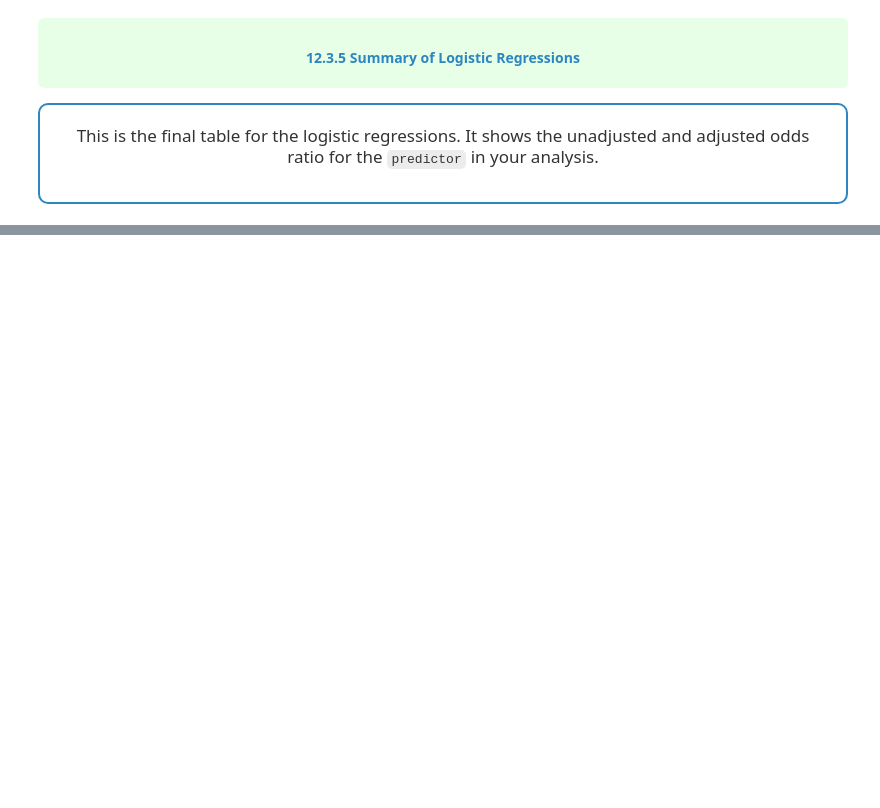
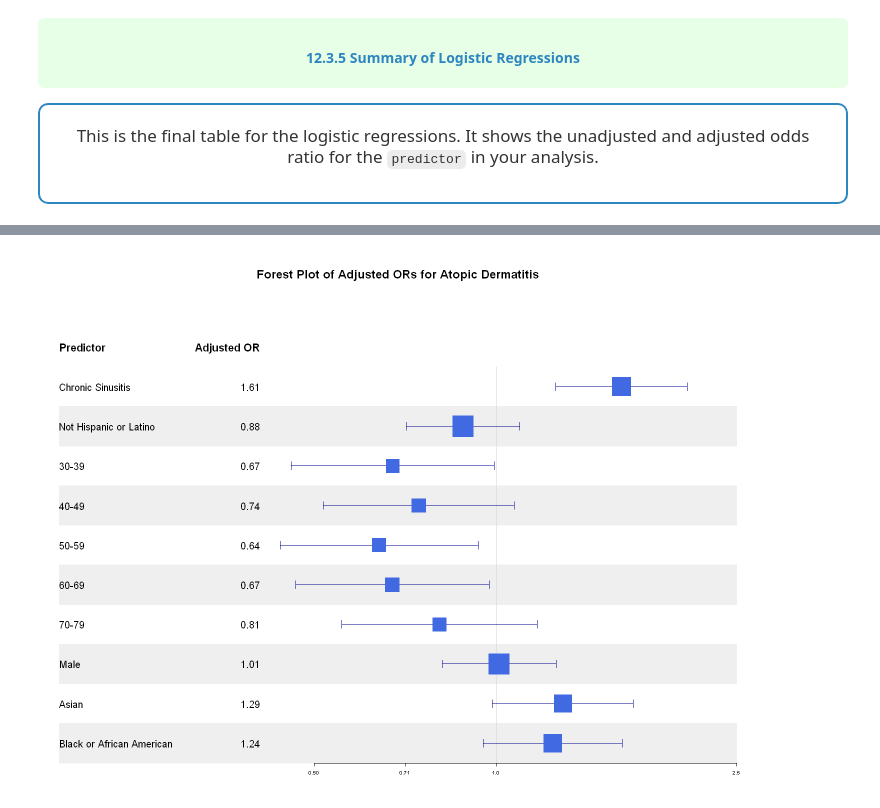
Before and after one commit to AlexisCenname/HSLSCodeTemplates, a Jupyter notebook: R-Association-SyntheticData.ipynb, the cells around one changed output, grey strips where cells are left out. Drawn from its saved outputs; the diff is of its cells as text; code cells hidden in the pictures; blank space fills up the shorter version.

```diff
--- a/R-Association-SyntheticData.ipynb
+++ b/R-Association-SyntheticData.ipynb
@@ -1146,0 +1179,30 @@ tibble(
+# %%
+forest_table <- tibble(
+  mean = adj_or,
+  lower = adj_ci[, 1],
+  upper = adj_ci[, 2],
+  Predictor = str_extract(names(adj_or), pattern="[A-Z0-9].*"),
+  OR = sprintf("%.2f", adj_or)
+)
+forest_table <- forest_table %>% slice(-1) # get rid of intercept OR
+# %%
+# Set the figure size (width and height) in inches
+options(
+  repr.plot.width = 12,   # Width
+  repr.plot.height = 9  # Height
+)
+
+
+forest_table %>%
+  forestplot(labeltext = c(Predictor, OR),
+             clip = c(0.1, 2.5),
+             xlog = TRUE,
+             vertices = TRUE,
+             title = paste("Forest Plot of Adjusted ORs for", condition_1_name)) %>%
+  fp_set_style(box = "royalblue",
+               line = "darkblue",
+               summary = "royalblue") %>%
+  fp_add_header(Predictor = c("", "Predictor"), OR = c("","Adjusted OR")) %>%
+  fp_set_zebra_style("#EFEFEF")
+# %% [output]
+[figure, added]
```
Also changed, not shown: parts of 17 cells of this notebook, 3 other files.
